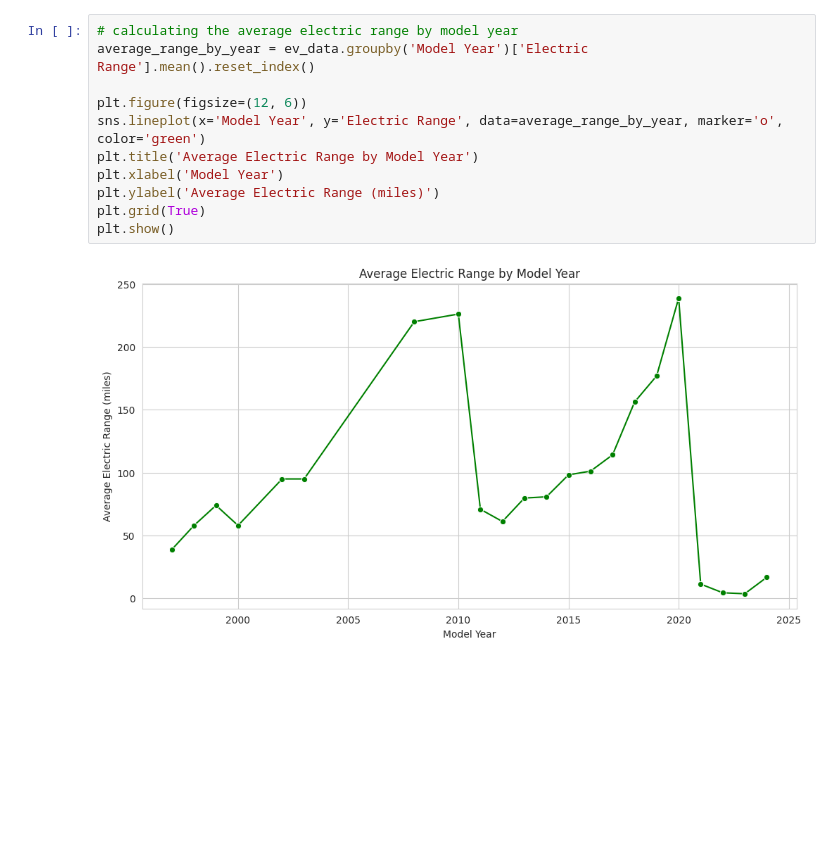
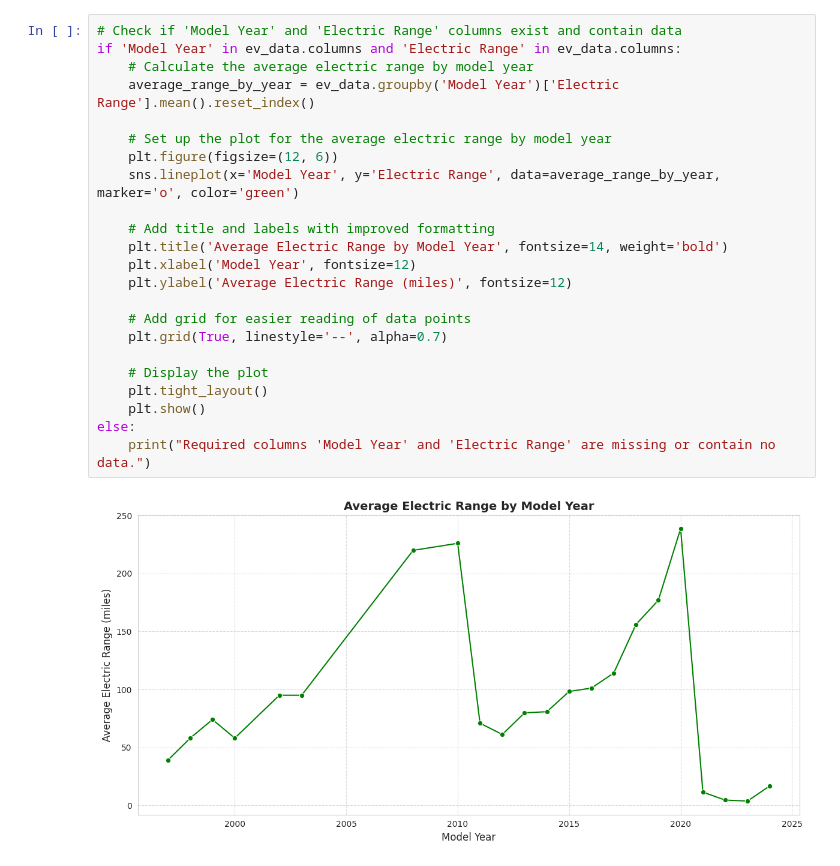
Before and after one commit to Nazaboy/EV_Market_Population_Analysis, a Jupyter notebook: EV_Market.ipynb, the cells around one changed output. Saved outputs shown, nothing was run; the diff lists cells and outputs as text; blank space fills up the shorter version.

```diff
--- a/EV_Market.ipynb
+++ b/EV_Market.ipynb
@@ -209,14 +247,26 @@ plt.show()
 # %%
-# calculating the average electric range by model year
-average_range_by_year = ev_data.groupby('Model Year')['Electric Range'].mean().reset_index()
+# Check if 'Model Year' and 'Electric Range' columns exist and contain data
+if 'Model Year' in ev_data.columns and 'Electric Range' in ev_data.columns:
+    # Calculate the average electric range by model year
+    average_range_by_year = ev_data.groupby('Model Year')['Electric Range'].mean().reset_index()
 
-plt.figure(figsize=(12, 6))
-sns.lineplot(x='Model Year', y='Electric Range', data=average_range_by_year, marker='o', color='green')
-plt.title('Average Electric Range by Model Year')
-plt.xlabel('Model Year')
-plt.ylabel('Average Electric Range (miles)')
-plt.grid(True)
-plt.show()
+    # Set up the plot for the average electric range by model year
+    plt.figure(figsize=(12, 6))
+    sns.lineplot(x='Model Year', y='Electric Range', data=average_range_by_year, marker='o', color='green')
+
+    # Add title and labels with improved formatting
+    plt.title('Average Electric Range by Model Year', fontsize=14, weight='bold')
+    plt.xlabel('Model Year', fontsize=12)
+    plt.ylabel('Average Electric Range (miles)', fontsize=12)
+
+    # Add grid for easier reading of data points
+    plt.grid(True, linestyle='--', alpha=0.7)
+
+    # Display the plot
+    plt.tight_layout()
+    plt.show()
+else:
+    print("Required columns 'Model Year' and 'Electric Range' are missing or contain no data.")
 # %% [output]
-[figure, old version]
+[figure, new version]
 # %%
```
Also changed, not shown: parts of 19 cells of this notebook, 3 other files.
